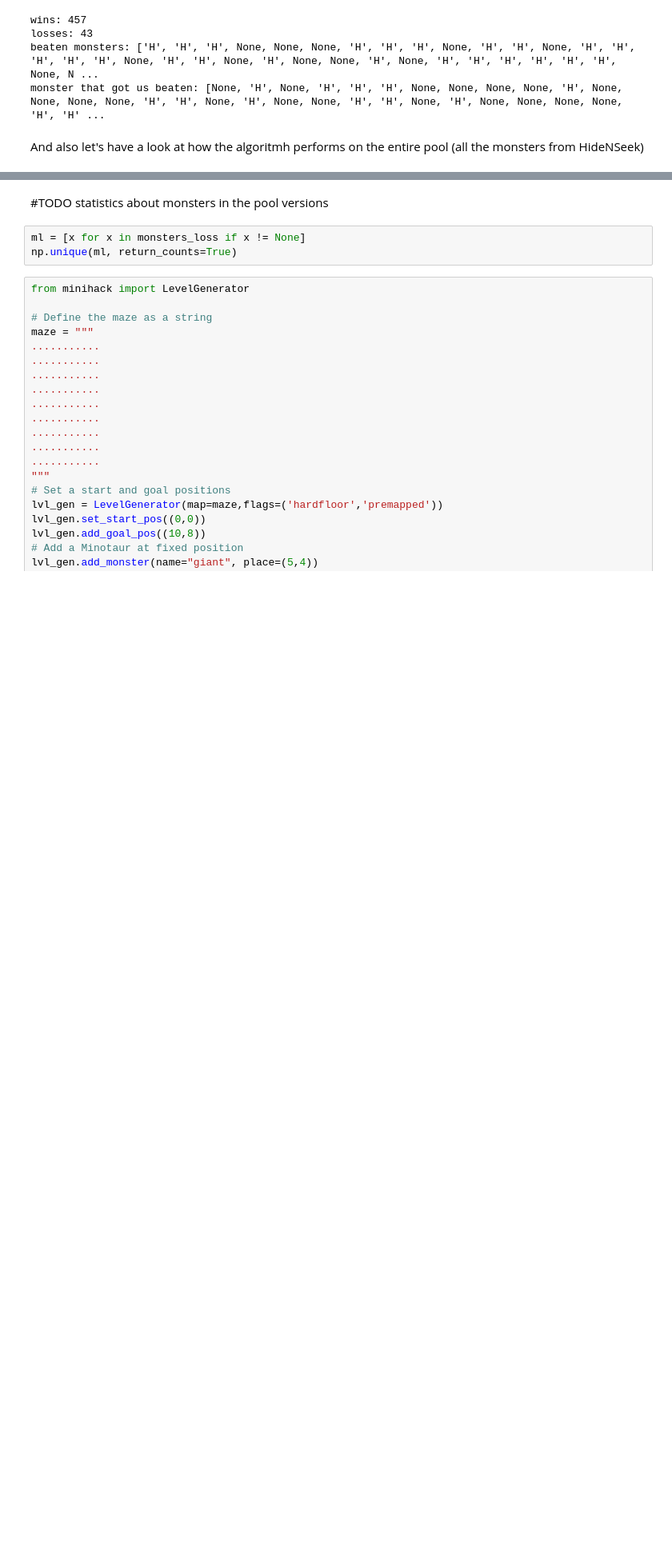
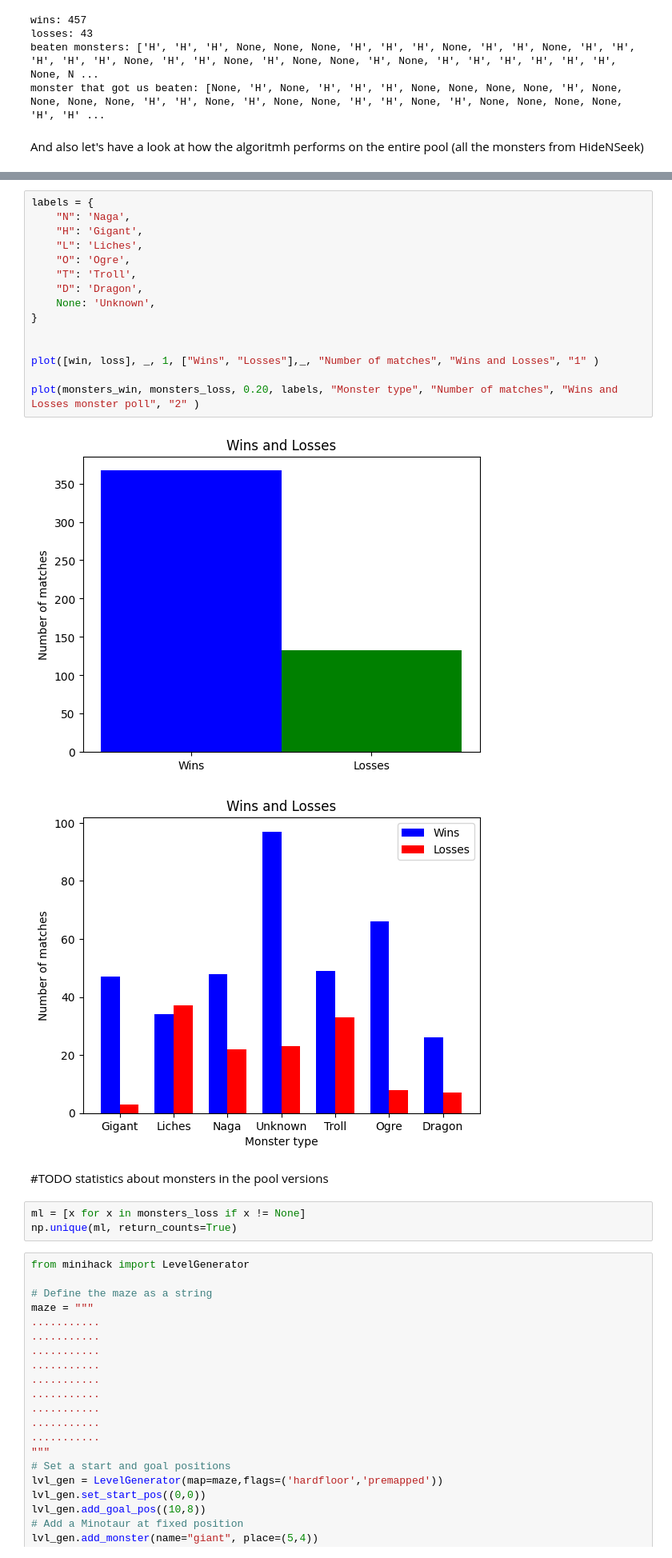
Before and after one commit to Nsivaa/AIF, a Jupyter notebook: search-features_v2.ipynb, the cells around one changed output, grey strips where cells are left out. Shown at 80% size. Drawn from its saved outputs; the diff is of its cells as text; blank space fills up the shorter version.

```diff
--- a/search-features_v2.ipynb
+++ b/search-features_v2.ipynb
@@ -218,3 +237,21 @@ monster that got us beaten: ['L', 'T', 'T', 'H', None, 'N', 'T', None, None, Non
+# %%
+labels = {
+    "N": 'Naga',
+    "H": 'Gigant',
+    "L": 'Liches',
+    "O": 'Ogre',
+    "T": 'Troll',
+    "D": 'Dragon',
+    None: 'Unknown',
+}
+
+
+plot([win, loss], _, 1, ["Wins", "Losses"],_, "Number of matches", "Wins and Losses", "1" )
+
+plot(monsters_win, monsters_loss, 0.20, labels, "Monster type", "Number of matches", "Wins and Losses monster poll", "2" )
+# %% [output]
+[figure, added]
+[figure, added]
 # %% [markdown]
 #TODO statistics about monsters in the pool versions
 # %%
```
Also changed, not shown: parts of 16 cells of this notebook, 1 other file.
